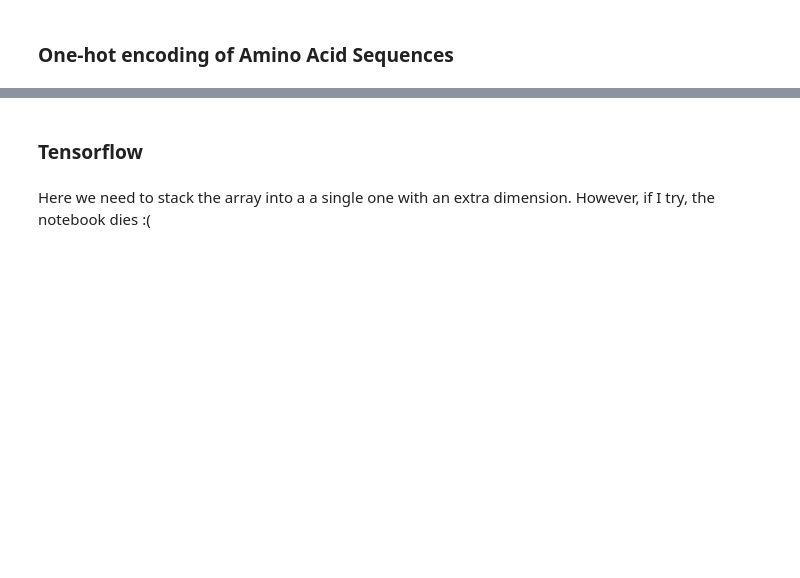
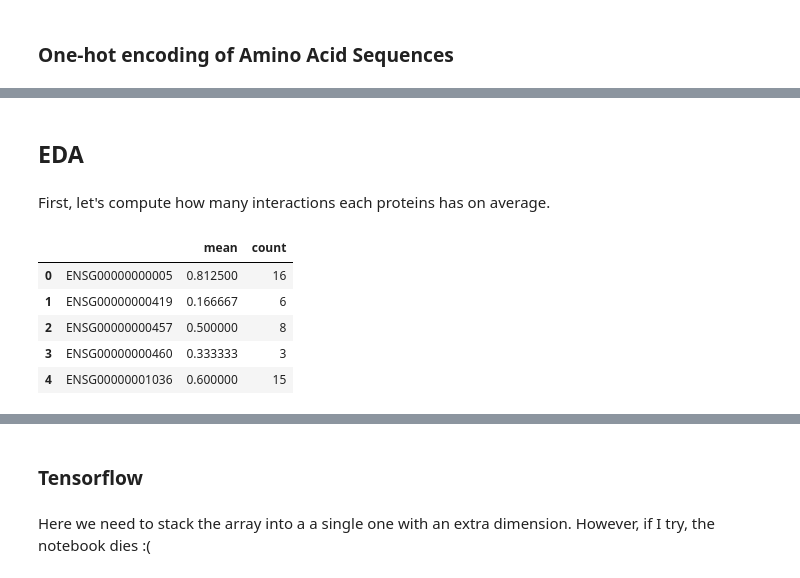
Before and after one commit to tomroesch/BEBi205, a Jupyter notebook: project/eda/EDA_drug_response.ipynb, the cells around one changed output, grey strips where cells are left out. Saved outputs shown, nothing was run; the diff lists cells and outputs as text; code cells hidden in the pictures; blank space fills up the shorter version.

```diff
--- a/project/eda/EDA_drug_response.ipynb
+++ b/project/eda/EDA_drug_response.ipynb
@@ -83,3 +114,18 @@ df.head()
 | 2 | ENSG00000000005 | MAKNPPENCEDCHILNAEAFKSKKICKSLKICG... | ENSG00000105383 | MPLLLLLPLLWAGALAMDPNFWLQVQESVTVQE... | 1 | [[0.0, 0.0, 0.0, 0.0, 0.0, 0.0, 0... | [[0.0, 0.0, 0.0, 0.0, 0.0, 0.0, 0... |
 | 3 | ENSG00000000005 | MAKNPPENCEDCHILNAEAFKSKKICKSLKICG... | ENSG00000124103 | MWTLKSSLVLLLCLTCSYAFMFSSLRQKTSEPQ... | 1 | [[0.0, 0.0, 0.0, 0.0, 0.0, 0.0, 0... | [[0.0, 0.0, 0.0, 0.0, 0.0, 0.0, 0... |
 | 4 | ENSG00000000005 | MAKNPPENCEDCHILNAEAFKSKKICKSLKICG... | ENSG00000139637 | MGHQFLRGLLTLLLPPPPLYTRHRMLGPESVPP... | 1 | [[0.0, 0.0, 0.0, 0.0, 0.0, 0.0, 0... | [[0.0, 0.0, 0.0, 0.0, 0.0, 0.0, 0... |
+# %% [markdown]
+## EDA
+# %% [markdown]
+First, let's compute how many interactions each proteins has on average.
+# %%
+tested_interactions = df.groupby('Protein1_ID').agg(['mean', 'count']).reset_index()
+tested_interactions.columns = tested_interactions.columns.droplevel()
+tested_interactions.head()
+# %% [output]
+|  |  | mean | count |
+| 0 | ENSG00000000005 | 0.812500 | 16 |
+| 1 | ENSG00000000419 | 0.166667 | 6 |
+| 2 | ENSG00000000457 | 0.500000 | 8 |
+| 3 | ENSG00000000460 | 0.333333 | 3 |
+| 4 | ENSG00000001036 | 0.600000 | 15 |
```
Also changed, not shown: parts of 14 cells of this notebook.
